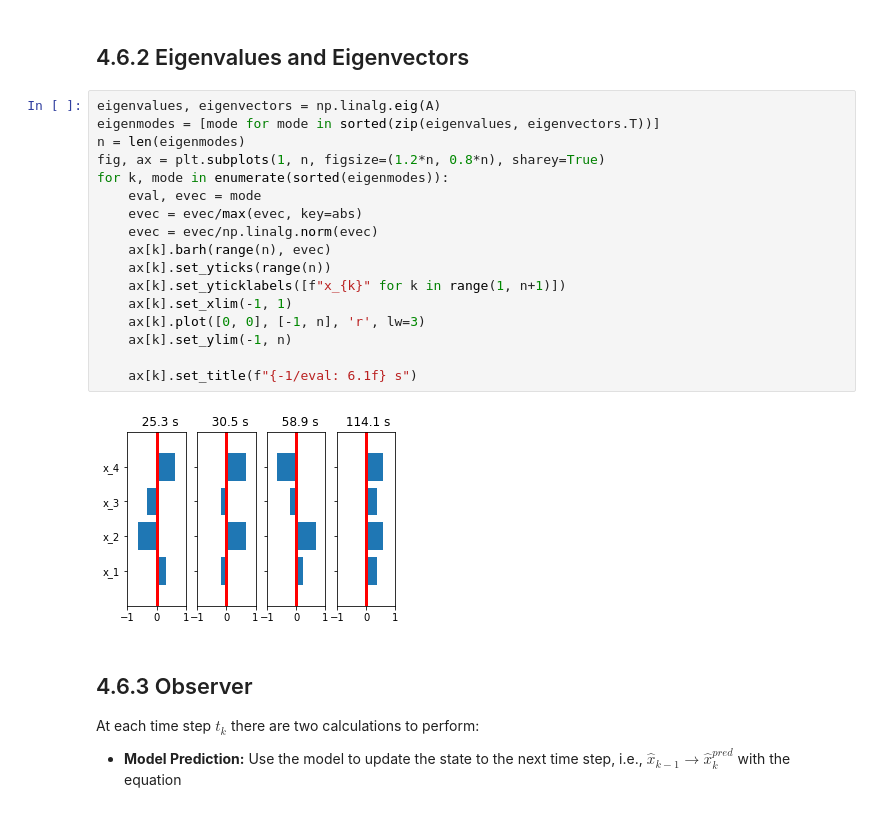
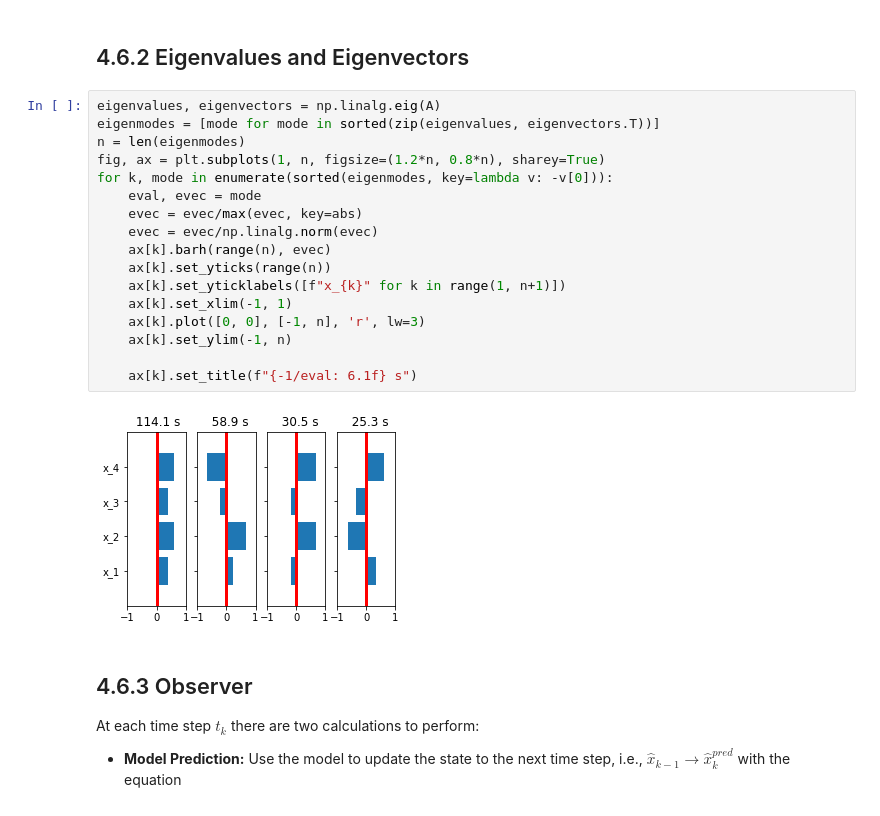
Before and after one commit to jckantor/cbe30338-2021, a Jupyter notebook: docs/04.06-Lab-Assignment-Anomaly-Detection.ipynb, the cells around one changed output. Cells and saved outputs as stored; diff of their text form.

```diff
--- a/docs/04.06-Lab-Assignment-Anomaly-Detection.ipynb
+++ b/docs/04.06-Lab-Assignment-Anomaly-Detection.ipynb
@@ -107,22 +107,22 @@ x_initial = np.array([Tamb, Tamb, Tamb, Tamb])
 # %%
 eigenvalues, eigenvectors = np.linalg.eig(A)
 eigenmodes = [mode for mode in sorted(zip(eigenvalues, eigenvectors.T))]
 n = len(eigenmodes)
 fig, ax = plt.subplots(1, n, figsize=(1.2*n, 0.8*n), sharey=True)
-for k, mode in enumerate(sorted(eigenmodes)):
+for k, mode in enumerate(sorted(eigenmodes, key=lambda v: -v[0])):
     eval, evec = mode
     evec = evec/max(evec, key=abs)
     evec = evec/np.linalg.norm(evec)
     ax[k].barh(range(n), evec)
     ax[k].set_yticks(range(n))
     ax[k].set_yticklabels([f"x_{k}" for k in range(1, n+1)])
     ax[k].set_xlim(-1, 1)
     ax[k].plot([0, 0], [-1, n], 'r', lw=3)
     ax[k].set_ylim(-1, n)
 
     ax[k].set_title(f"{-1/eval: 6.1f} s")
 # %% [output]
-[figure, old version]
+[figure, new version]
 # %% [markdown]
 ## 4.6.3 Observer
 
```
Also changed, not shown: parts of 2 cells of this notebook, 10 other files.
